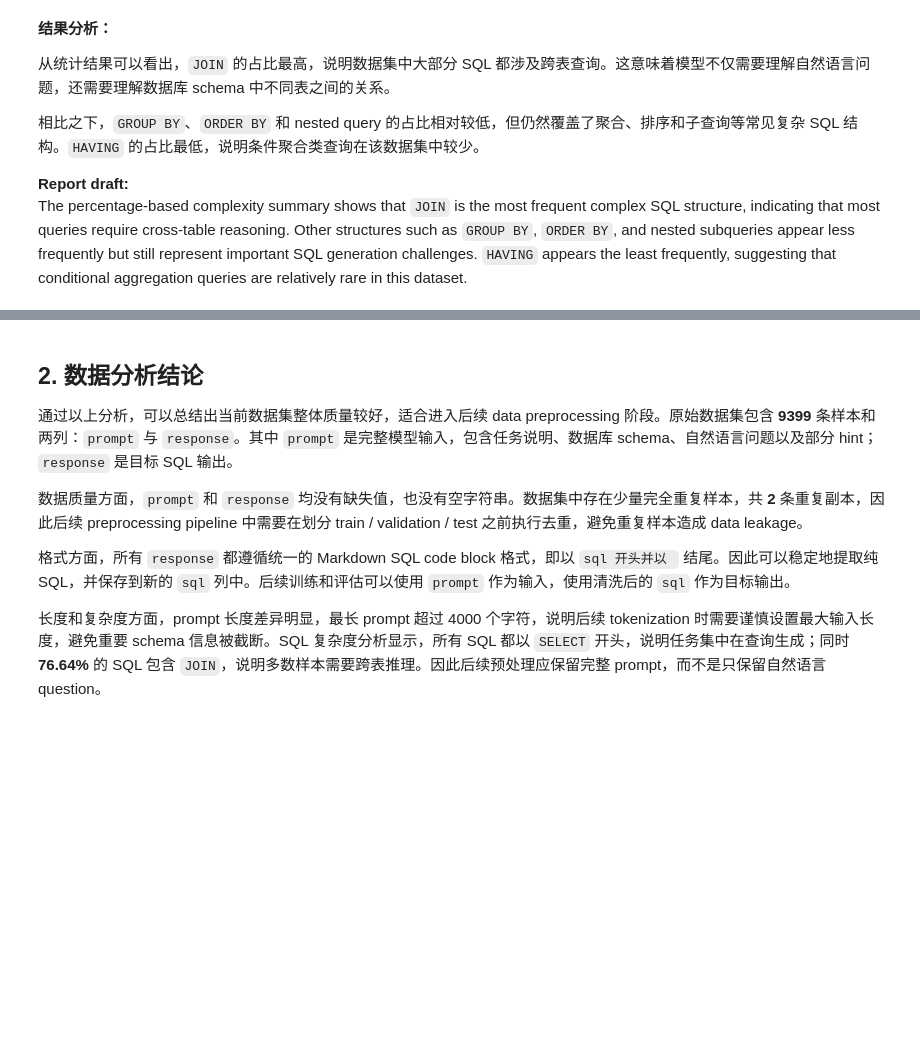
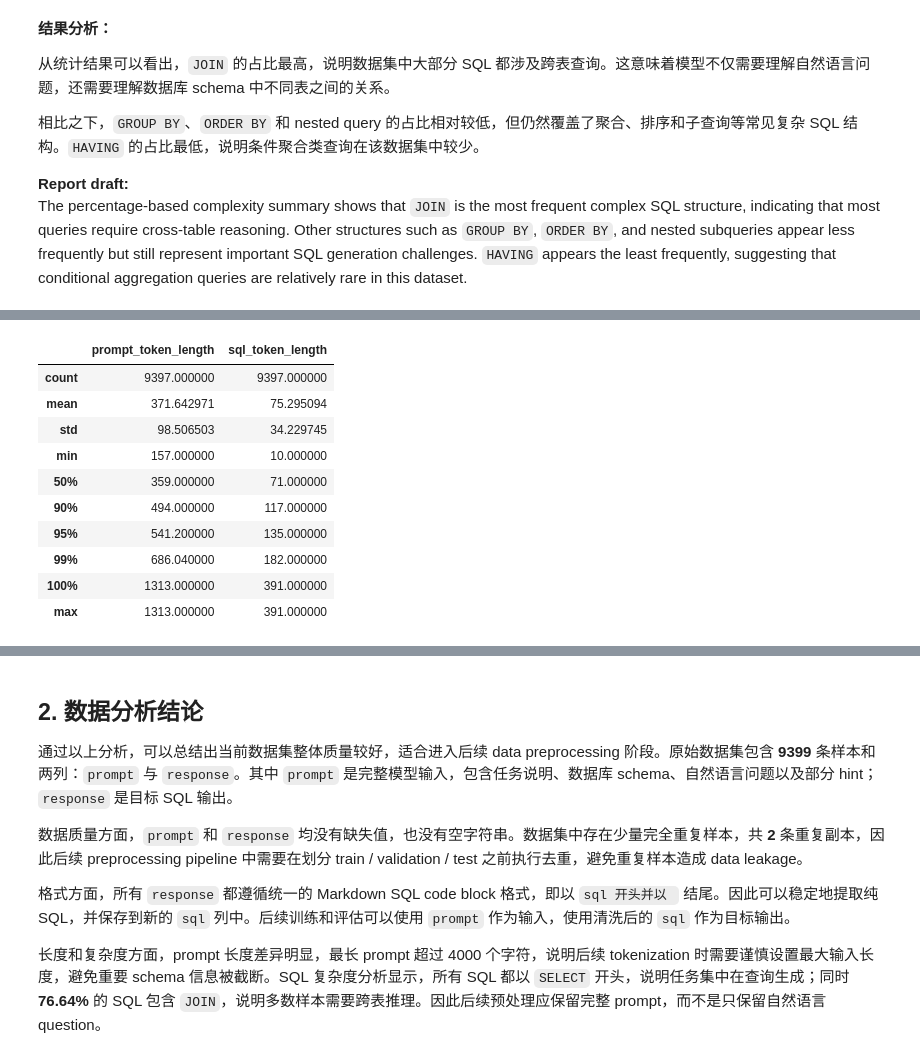
Before and after one commit to MasterpieceXu/SQL-Prompt-Generation-from-Natural-Language-Queries, a Jupyter notebook: notebooks/data_clean.ipynb, the cells around one changed output, grey strips where cells are left out. Drawn from its saved outputs; the diff is of its cells as text; code cells hidden in the pictures; blank space fills up the shorter version.

Commit message:
add token length analysis

```diff
--- a/notebooks/data_clean.ipynb
+++ b/notebooks/data_clean.ipynb
@@ -314,0 +324,25 @@ The percentage-based complexity summary shows that `JOIN` is the most frequent c
+# %%
+from transformers import AutoTokenizer
+
+tokenizer = AutoTokenizer.from_pretrained("t5-small")
+
+# Do not truncate here; the purpose is to measure the original token lengths.
+prompt_token_ids = tokenizer(
+    df_clean["prompt"].tolist(),
+    truncation=False,
+    add_special_tokens=True
+)["input_ids"]
+
+sql_token_ids = tokenizer(
+    df_clean["sql"].tolist(),
+    truncation=False,
+    add_special_tokens=True
+)["input_ids"]
+
+df_clean["prompt_token_length"] = [len(tokens) for tokens in prompt_token_ids]
+df_clean["sql_token_length"] = [len(tokens) for tokens in sql_token_ids]
+
+df_clean[["prompt_token_length", "sql_token_length"]].describe(
+    percentiles=[0.5, 0.9, 0.95, 0.99, 1.0]
+)
+# %% [output]
@@ -314,0 +351,11 @@ The percentage-based complexity summary shows that `JOIN` is the most frequent c
+|  | prompt_token_length | sql_token_length |
+| count | 9397.000000 | 9397.000000 |
+| mean | 371.642971 | 75.295094 |
+| std | 98.506503 | 34.229745 |
+| min | 157.000000 | 10.000000 |
+| 50% | 359.000000 | 71.000000 |
+| 90% | 494.000000 | 117.000000 |
+| 95% | 541.200000 | 135.000000 |
+| 99% | 686.040000 | 182.000000 |
+| 100% | 1313.000000 | 391.000000 |
+| max | 1313.000000 | 391.000000 |
```
Also changed, not shown: parts of 5 cells of this notebook.
